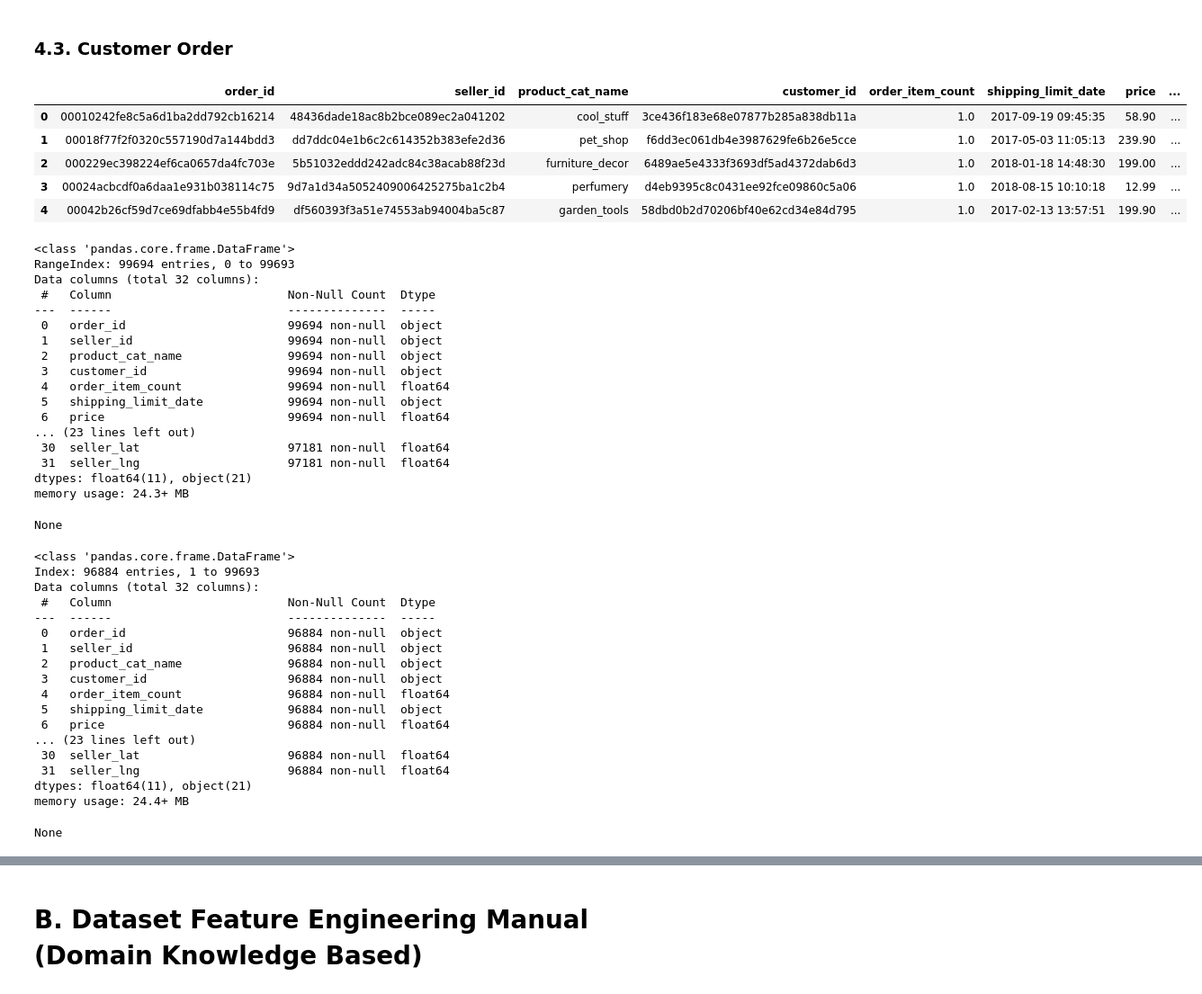
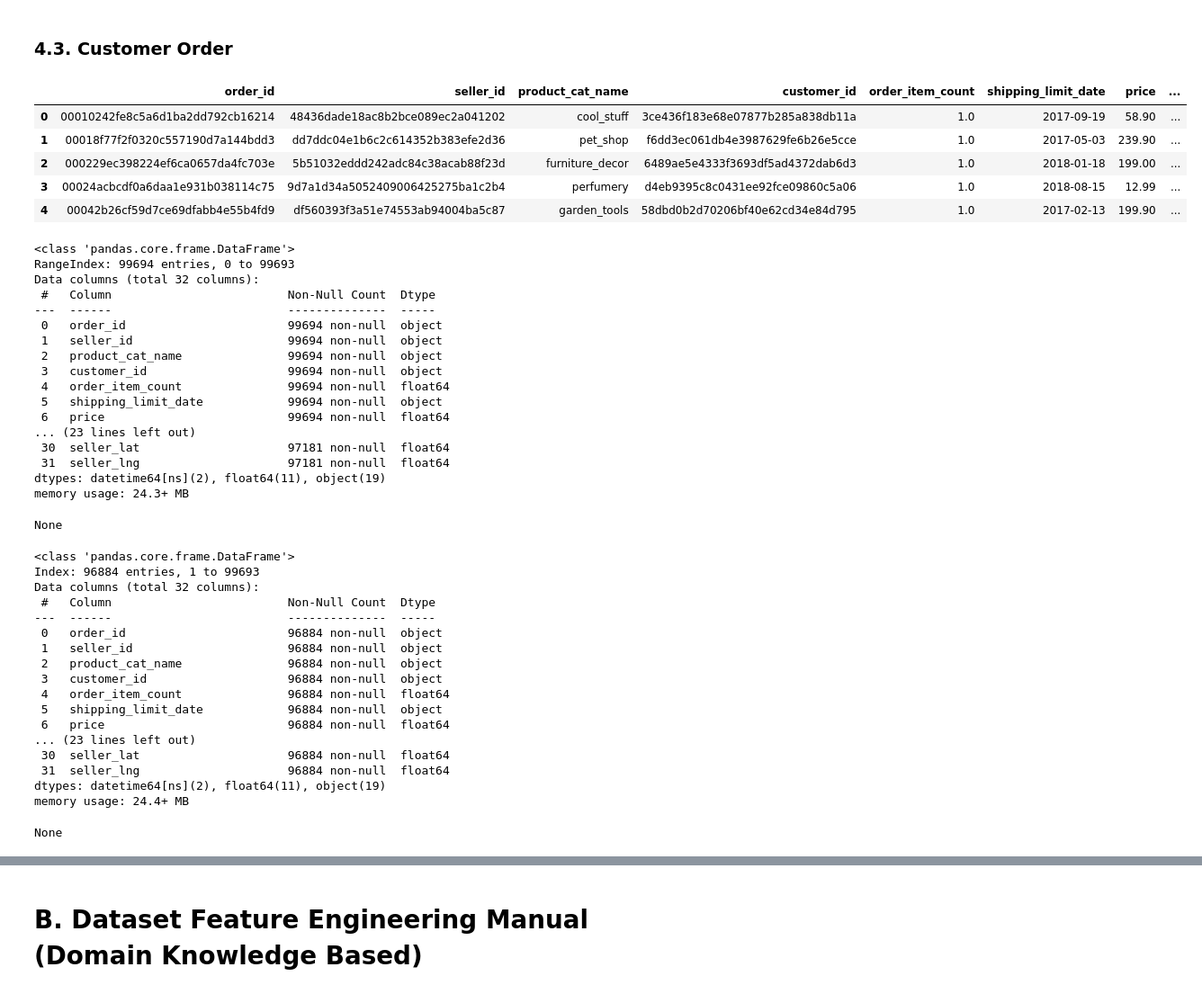
Before and after one commit to bnjisyn/Final-Project-Brazil-Ecommerce, a Jupyter notebook: merge_clean_prep.ipynb, the cells around one changed output, grey strips where cells are left out. Shown at 90% size. Drawn from its saved outputs; the diff is of its cells as text; code cells hidden in the pictures.

```diff
--- a/merge_clean_prep.ipynb
+++ b/merge_clean_prep.ipynb
@@ -553,7 +862,7 @@ order_reviews_grp = df_order_reviews.groupby(['order_id']).agg(
     review_score = ('review_score', 'mean'),
     review_creation_date = ('review_creation_date', 'first'),
     review_answer_timestamp = ('review_answer_timestamp', 'first'),
-).reset_index().round(2)
+).reset_index().round(0)
 
 display(order_reviews_grp.head())
 # %% [output]
@@ -719,32 +1033,32 @@ seller_geo.dropna(inplace = True)
 # %%
 sellers_order = pd.merge(order_products_payment_review, customer_geo,
                          how = 'left', on = 'customer_id')
 
 sellers_order = pd.merge(sellers_order, seller_geo,
                          how = 'left', on = 'seller_id')
 
 # Converting _date and _timestamp suffix columns into datetime data type
 
-for col in cust_order.columns:
+for col in sellers_order.columns:
     if col.endswith('_timestamp') or col.endswith('_date'):
         try:
             if col.endswith('_timestamp'):
-                cust_order[col] = pd.to_datetime(cust_order[col])
+                sellers_order[col] = pd.to_datetime(sellers_order[col])
             elif col.endswith('_date'):
-                cust_order[col] = pd.to_datetime(cust_order[col]).dt.date
+                sellers_order[col] = pd.to_datetime(sellers_order[col]).dt.date
         except Exception as e:
             print(f'Error mengonversi kolom {col}: {e}')
             pass
 
 display(sellers_order.head())
 display(sellers_order.info())
 # %% [output]
 |  | order_id | seller_id | product_cat_name | customer_id | order_item_count | shipping_limit_date | price | ... |
-| 0 | 00010242fe8c5a6d1ba2dd792cb16214 | 48436dade18ac8b2bce089ec2a041202 | cool_stuff | 3ce436f183e68e07877b285a838db11a | 1.0 | 2017-09-19 09:45:35 | 58.90 | ... |
-| 1 | 00018f77f2f0320c557190d7a144bdd3 | dd7ddc04e1b6c2c614352b383efe2d36 | pet_shop | f6dd3ec061db4e3987629fe6b26e5cce | 1.0 | 2017-05-03 11:05:13 | 239.90 | ... |
-| 2 | 000229ec398224ef6ca0657da4fc703e | 5b51032eddd242adc84c38acab88f23d | furniture_decor | 6489ae5e4333f3693df5ad4372dab6d3 | 1.0 | 2018-01-18 14:48:30 | 199.00 | ... |
-| 3 | 00024acbcdf0a6daa1e931b038114c75 | 9d7a1d34a5052409006425275ba1c2b4 | perfumery | d4eb9395c8c0431ee92fce09860c5a06 | 1.0 | 2018-08-15 10:10:18 | 12.99 | ... |
-| 4 | 00042b26cf59d7ce69dfabb4e55b4fd9 | df560393f3a51e74553ab94004ba5c87 | garden_tools | 58dbd0b2d70206bf40e62cd34e84d795 | 1.0 | 2017-02-13 13:57:51 | 199.90 | ... |
+| 0 | 00010242fe8c5a6d1ba2dd792cb16214 | 48436dade18ac8b2bce089ec2a041202 | cool_stuff | 3ce436f183e68e07877b285a838db11a | 1.0 | 2017-09-19 | 58.90 | ... |
+| 1 | 00018f77f2f0320c557190d7a144bdd3 | dd7ddc04e1b6c2c614352b383efe2d36 | pet_shop | f6dd3ec061db4e3987629fe6b26e5cce | 1.0 | 2017-05-03 | 239.90 | ... |
+| 2 | 000229ec398224ef6ca0657da4fc703e | 5b51032eddd242adc84c38acab88f23d | furniture_decor | 6489ae5e4333f3693df5ad4372dab6d3 | 1.0 | 2018-01-18 | 199.00 | ... |
+| 3 | 00024acbcdf0a6daa1e931b038114c75 | 9d7a1d34a5052409006425275ba1c2b4 | perfumery | d4eb9395c8c0431ee92fce09860c5a06 | 1.0 | 2018-08-15 | 12.99 | ... |
+| 4 | 00042b26cf59d7ce69dfabb4e55b4fd9 | df560393f3a51e74553ab94004ba5c87 | garden_tools | 58dbd0b2d70206bf40e62cd34e84d795 | 1.0 | 2017-02-13 | 199.90 | ... |
 <class 'pandas.core.frame.DataFrame'>
 RangeIndex: 99694 entries, 0 to 99693
 Data columns (total 32 columns):
@@ -760,7 +1074,7 @@ Data columns (total 32 columns):
 ... (23 lines left out)
  30  seller_lat                     97181 non-null  float64
  31  seller_lng                     97181 non-null  float64
-dtypes: float64(11), object(21)
+dtypes: datetime64[ns](2), float64(11), object(19)
 memory usage: 24.3+ MB
 None
 # %%
@@ -782,6 +1096,6 @@ Data columns (total 32 columns):
 ... (23 lines left out)
  30  seller_lat                     96884 non-null  float64
  31  seller_lng                     96884 non-null  float64
-dtypes: float64(11), object(21)
+dtypes: datetime64[ns](2), float64(11), object(19)
 memory usage: 24.4+ MB
 None
```
Also changed, not shown: parts of 29 cells of this notebook, 1 other file.
